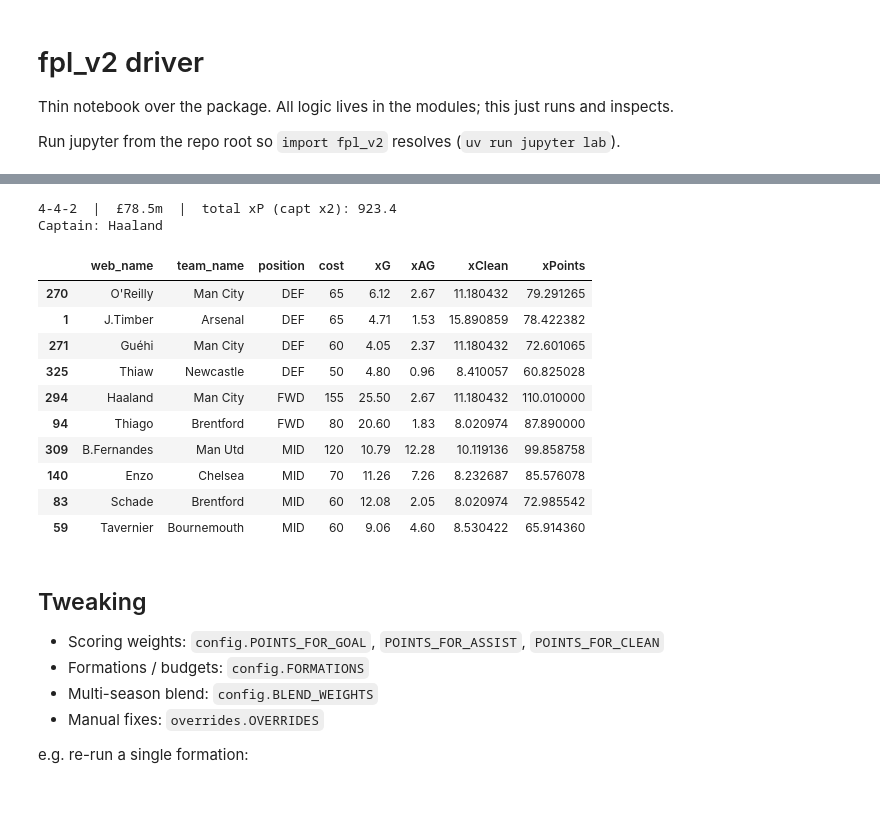
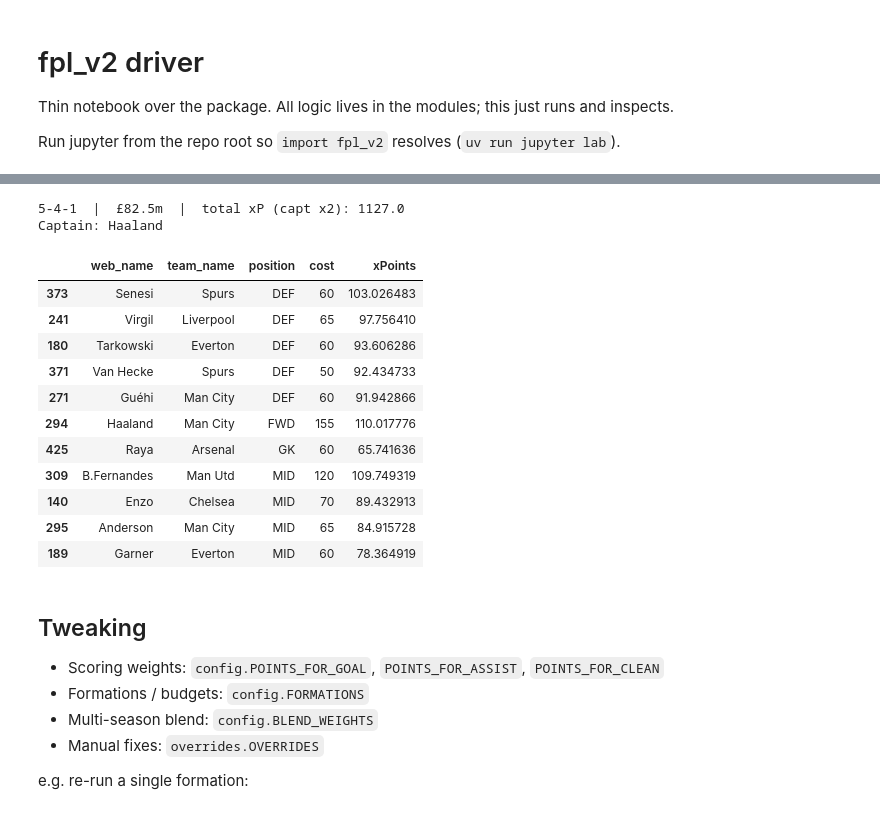
Before and after one commit to ptear/football_stuff, a Jupyter notebook: fpl_v2/notebooks/driver.ipynb, the cells around one changed output, grey strips where cells are left out. Cells and saved outputs as stored; diff of their text form; code cells hidden in the pictures.

```diff
--- a/fpl_v2/notebooks/driver.ipynb
+++ b/fpl_v2/notebooks/driver.ipynb
@@ -42,21 +42,23 @@ forecast.sort_values('xPoints', ascending=False)[cols].head(30)
 # %%
+squad_cols = ['web_name', 'team_name', 'position', 'cost', 'xPoints']
 print(f"{squad.formation}  |  £{squad.total_cost/10:.1f}m  |  total xP (capt x2): {squad.total_xpoints:.1f}")
 print('Captain:', squad.captain['web_name'])
-squad.players.sort_values(['position', 'xPoints'], ascending=[True, False])[cols]
+squad.players.sort_values(['position', 'xPoints'], ascending=[True, False])[squad_cols]
 # %% [output]
-4-4-2  |  £78.5m  |  total xP (capt x2): 923.4
+5-4-1  |  £82.5m  |  total xP (capt x2): 1127.0
 Captain: Haaland
-|  | web_name | team_name | position | cost | xG | xAG | xClean | xPoints |
-| 270 | O'Reilly | Man City | DEF | 65 | 6.12 | 2.67 | 11.180432 | 79.291265 |
-| 1 | J.Timber | Arsenal | DEF | 65 | 4.71 | 1.53 | 15.890859 | 78.422382 |
-| 271 | Guéhi | Man City | DEF | 60 | 4.05 | 2.37 | 11.180432 | 72.601065 |
-| 325 | Thiaw | Newcastle | DEF | 50 | 4.80 | 0.96 | 8.410057 | 60.825028 |
-| 294 | Haaland | Man City | FWD | 155 | 25.50 | 2.67 | 11.180432 | 110.010000 |
-| 94 | Thiago | Brentford | FWD | 80 | 20.60 | 1.83 | 8.020974 | 87.890000 |
-| 309 | B.Fernandes | Man Utd | MID | 120 | 10.79 | 12.28 | 10.119136 | 99.858758 |
-| 140 | Enzo | Chelsea | MID | 70 | 11.26 | 7.26 | 8.232687 | 85.576078 |
-| 83 | Schade | Brentford | MID | 60 | 12.08 | 2.05 | 8.020974 | 72.985542 |
-| 59 | Tavernier | Bournemouth | MID | 60 | 9.06 | 4.60 | 8.530422 | 65.914360 |
+|  | web_name | team_name | position | cost | xPoints |
+| 373 | Senesi | Spurs | DEF | 60 | 103.026483 |
+| 241 | Virgil | Liverpool | DEF | 65 | 97.756410 |
+| 180 | Tarkowski | Everton | DEF | 60 | 93.606286 |
+| 371 | Van Hecke | Spurs | DEF | 50 | 92.434733 |
+| 271 | Guéhi | Man City | DEF | 60 | 91.942866 |
+| 294 | Haaland | Man City | FWD | 155 | 110.017776 |
+| 425 | Raya | Arsenal | GK | 60 | 65.741636 |
+| 309 | B.Fernandes | Man Utd | MID | 120 | 109.749319 |
+| 140 | Enzo | Chelsea | MID | 70 | 89.432913 |
+| 295 | Anderson | Man City | MID | 65 | 84.915728 |
+| 189 | Garner | Everton | MID | 60 | 78.364919 |
 # %% [markdown]
 ## Tweaking
 - Scoring weights: `config.POINTS_FOR_GOAL`, `POINTS_FOR_ASSIST`, `POINTS_FOR_CLEAN`
```
Also changed, not shown: parts of 7 cells of this notebook, 14 other files.
